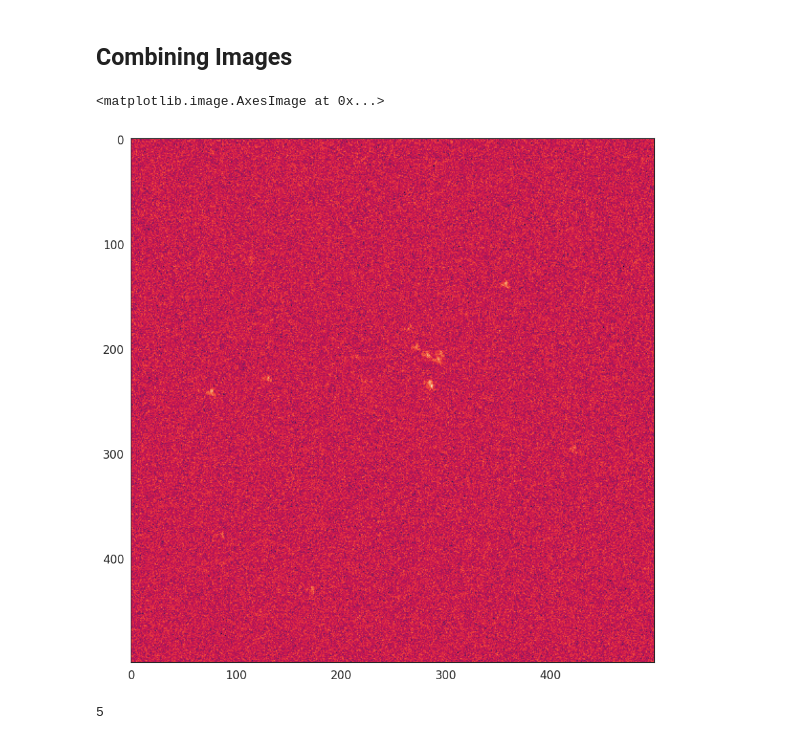
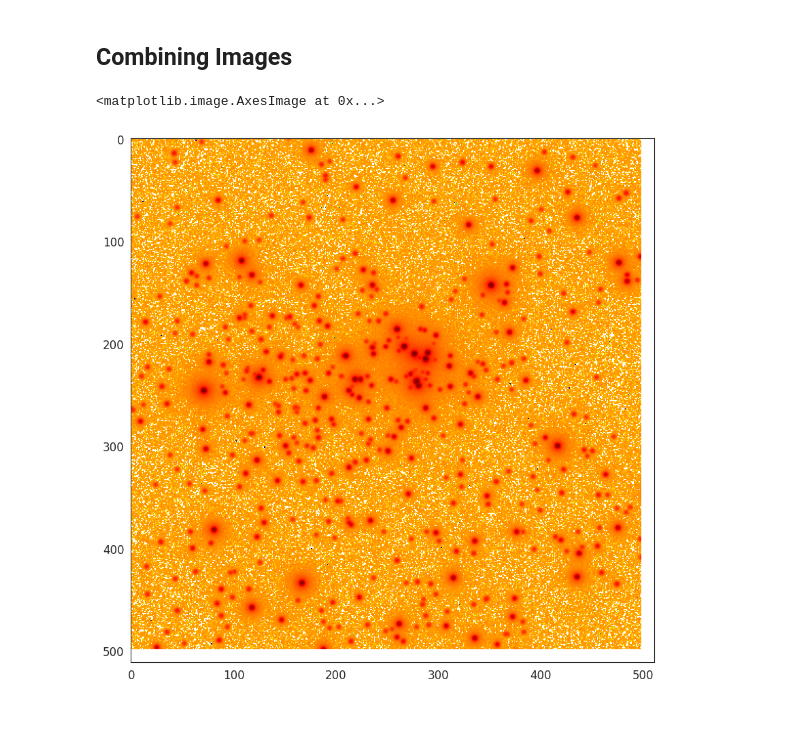
Before and after one commit to Jack3690/INSIST_pipeline, a Jupyter notebook: notebooks/MACADAMIA.ipynb, the cells around one changed output. Drawn from its saved outputs; the diff is of its cells as text; code cells hidden in the pictures.

```diff
--- a/notebooks/MACADAMIA.ipynb
+++ b/notebooks/MACADAMIA.ipynb
@@ -306,11 +306,7 @@ sources = [ out_dir + '/' + i for i in os.listdir(out_dir)]
 
 aligned_images = align_fits_images(sources)
 # %%
-plt.imshow(aligned_images)
+plt.imshow(aligned_images, cmap='jet', norm = col.LogNorm())
 # %% [output]
 <matplotlib.image.AxesImage at 0x...>
-[figure, old version]
+[figure, new version]
-# %%
-len(sources)
-# %% [output]
-5
```
Also changed, not shown: parts of 1 cell of this notebook.
